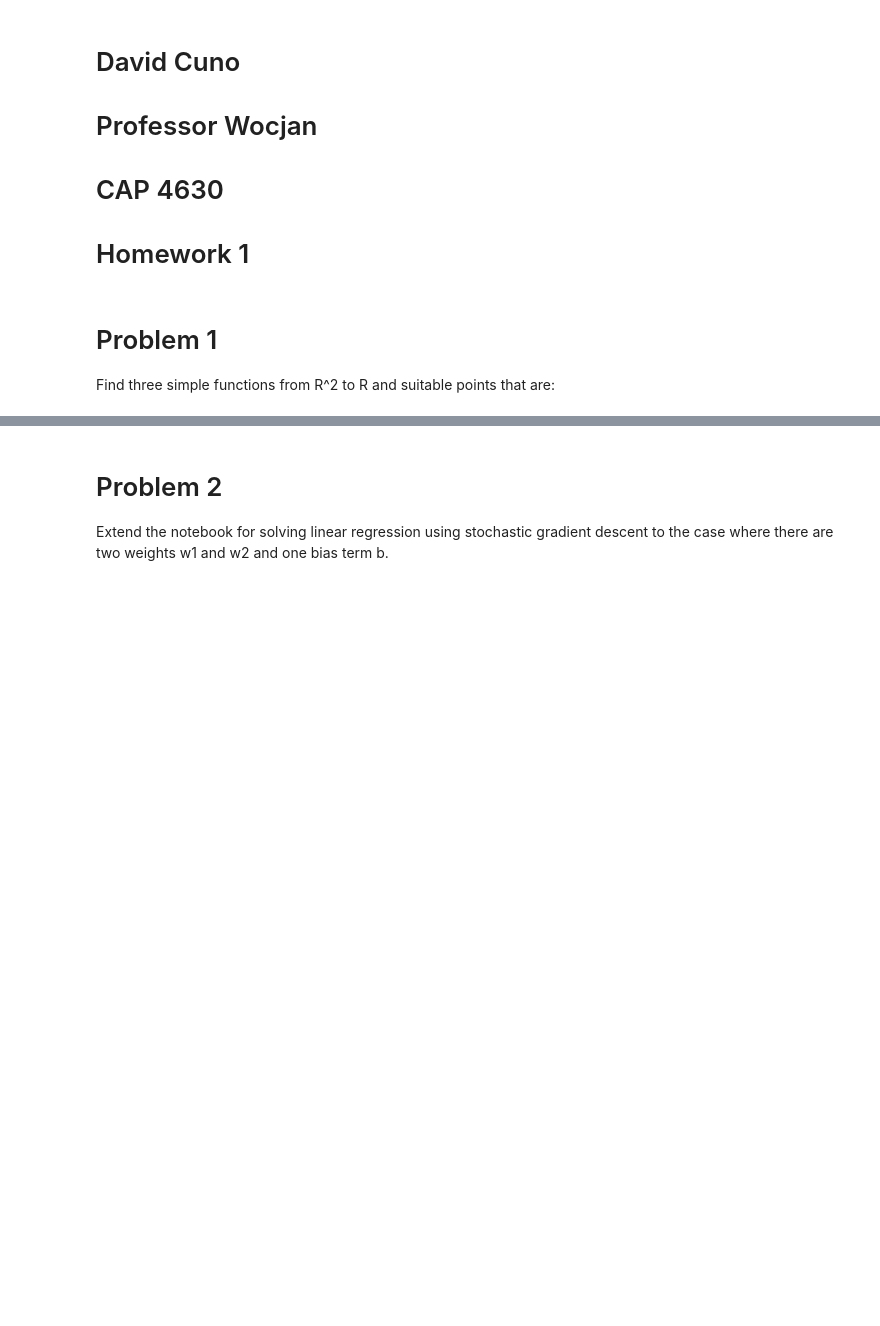
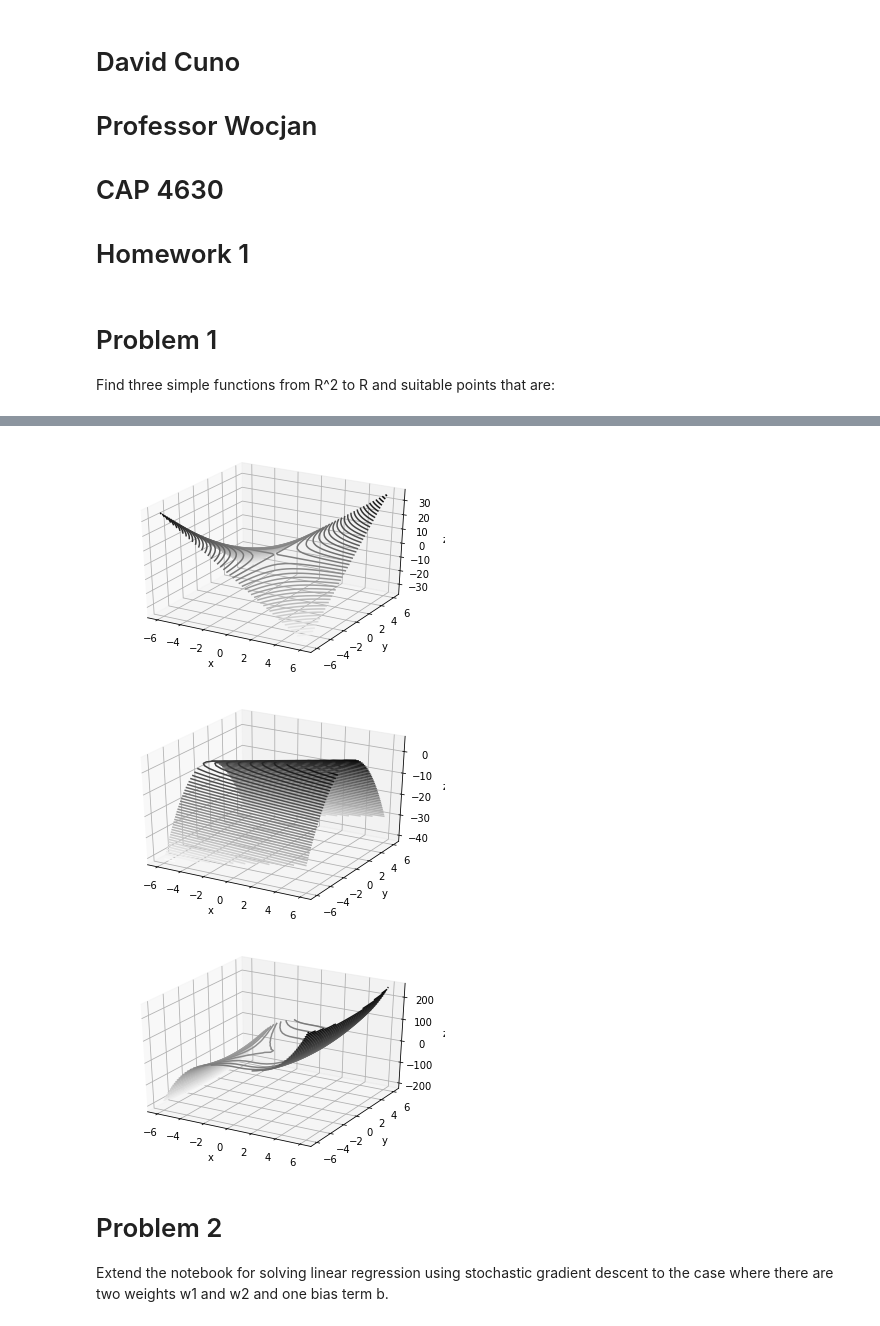
Before and after one commit to DCunoUCF/cap4630, a Jupyter notebook: HW1.ipynb, the cells around one changed output, grey strips where cells are left out. Drawn from its saved outputs; the diff is of its cells as text; code cells hidden in the pictures; blank space fills up the shorter version.

```diff
--- a/HW1.ipynb
+++ b/HW1.ipynb
@@ -39,3 +11,63 @@ TypeError: ignored
+# %%
+from mpl_toolkits import mplot3d
+%matplotlib inline
+import numpy as np
+import matplotlib.pyplot as plt
+
+# a local minimum
+def f(x, y):
+    return x * y
+
+x = np.linspace(-6, 6, 30)
+y = np.linspace(-6, 6, 30)
+
+X, Y = np.meshgrid(x, y)
+Z = f(X, Y)
+
+fig = plt.figure()
+ax = plt.axes(projection='3d')
+ax.contour3D(X, Y, Z, 50, cmap='binary')
+ax.set_xlabel('x')
+ax.set_ylabel('y')
+ax.set_zlabel('z');
+
+# a local maximum
+def f(x, y):
+    return x - y ** 2
+
+x = np.linspace(-6, 6, 30)
+y = np.linspace(-6, 6, 30)
+
+X, Y = np.meshgrid(x, y)
+Z = f(X, Y)
+
+fig = plt.figure()
+ax = plt.axes(projection='3d')
+ax.contour3D(X, Y, Z, 50, cmap='binary')
+ax.set_xlabel('x')
+ax.set_ylabel('y')
+ax.set_zlabel('z');
+
+# neither a minimum nor maximum, but the gradient is zero at this point.
+def f(x, y):
+    return x ** 3 + y ** 2
+
+x = np.linspace(-6, 6, 30)
+y = np.linspace(-6, 6, 30)
+
+X, Y = np.meshgrid(x, y)
+Z = f(X, Y)
+
+fig = plt.figure()
+ax = plt.axes(projection='3d')
+ax.contour3D(X, Y, Z, 50, cmap='binary')
+ax.set_xlabel('x')
+ax.set_ylabel('y')
+ax.set_zlabel('z');
+# %% [output]
+[figure, added]
+[figure, added]
+[figure, added]
 # %% [markdown]
 # Problem 2
 Extend the notebook for solving linear regression using stochastic gradient
```
Also changed, not shown: parts of 1 cell of this notebook.
